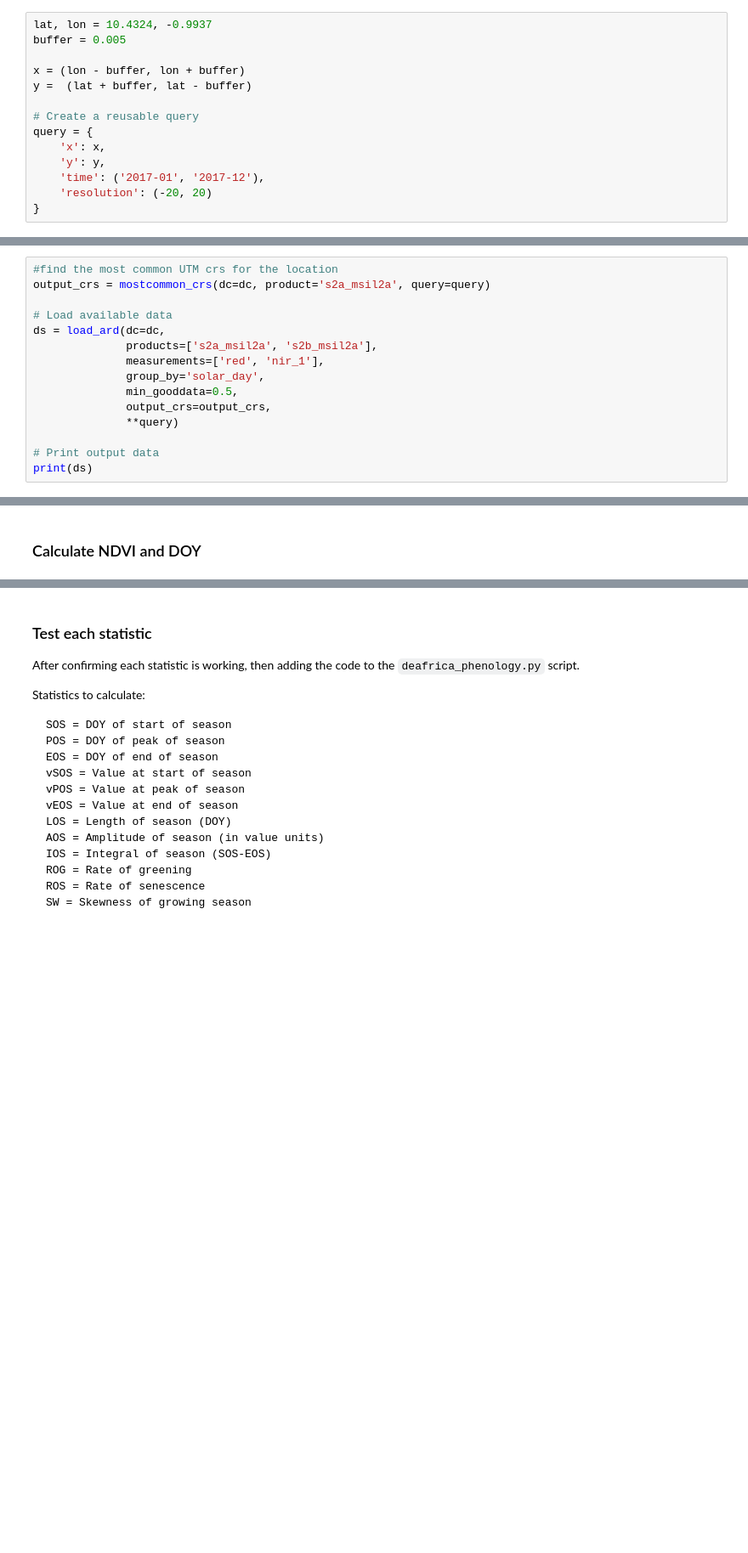
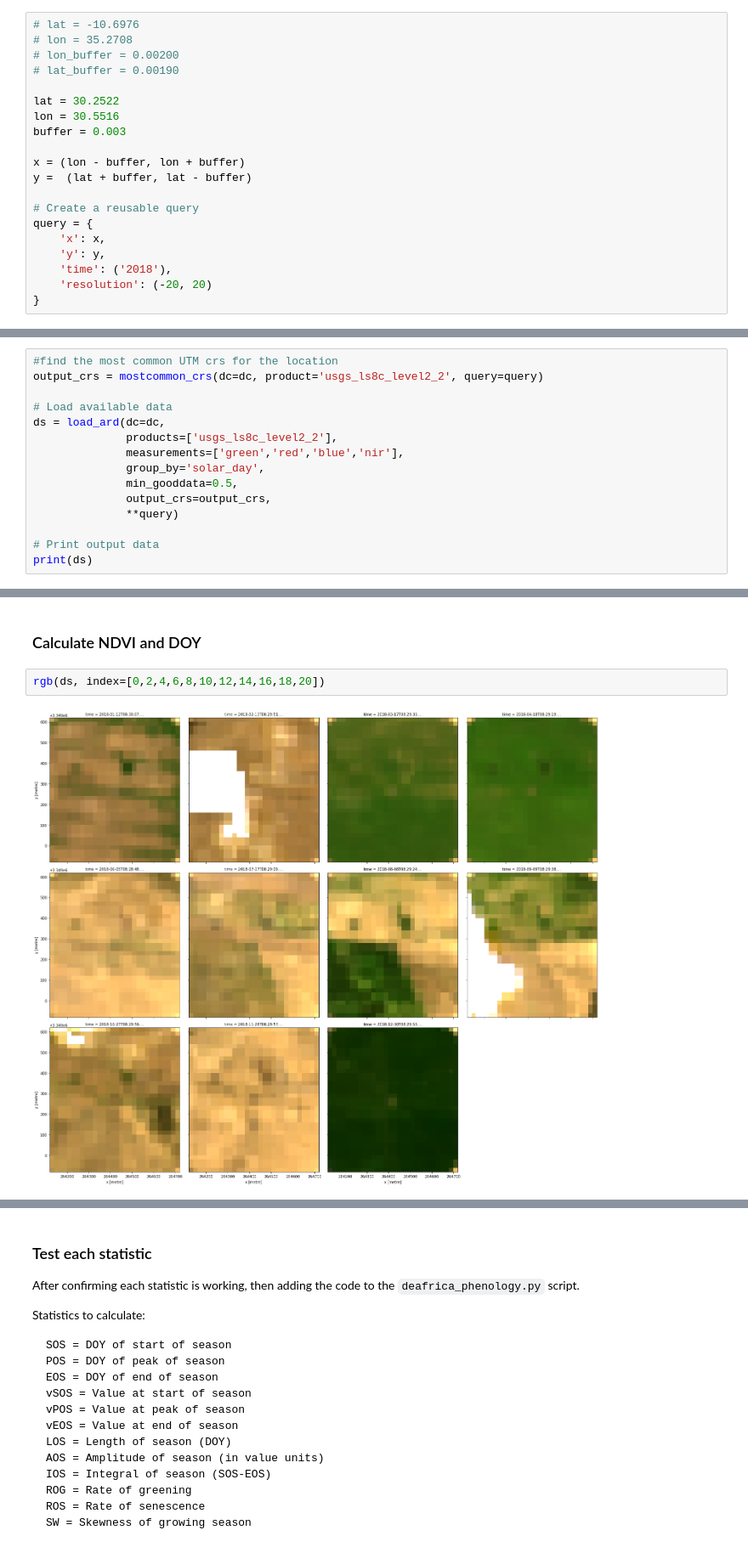
Before and after one commit to fivejjs/deafrica-sandbox-notebooks, a Jupyter notebook: crop_mask/test_phenology.ipynb, the cells around one changed output, grey strips where cells are left out. Shown at 85% size. Cells and saved outputs as stored; diff of their text form; blank space fills up the shorter version.

```diff
--- a/crop_mask/test_phenology.ipynb
+++ b/crop_mask/test_phenology.ipynb
@@ -37,8 +40,14 @@ from deafrica_bandindices import calculate_indices
 # %%
 dc = datacube.Datacube(app='phenology stats')
 # %%
-lat, lon = 10.4324, -0.9937
-buffer = 0.005
+# lat = -10.6976
+# lon = 35.2708
+# lon_buffer = 0.00200
+# lat_buffer = 0.00190
+
+lat = 30.2522
+lon = 30.5516
+buffer = 0.003
 
 x = (lon - buffer, lon + buffer)
 y =  (lat + buffer, lat - buffer)
@@ -47,19 +56,19 @@ y =  (lat + buffer, lat - buffer)
 query = {
     'x': x,
     'y': y,
-    'time': ('2017-01', '2017-12'),
+    'time': ('2018'),
     'resolution': (-20, 20)
 }
 # %%
 # display_map(x=x, y=y)
 # %%
 #find the most common UTM crs for the location
-output_crs = mostcommon_crs(dc=dc, product='s2a_msil2a', query=query)
+output_crs = mostcommon_crs(dc=dc, product='usgs_ls8c_level2_2', query=query)
 
 # Load available data
 ds = load_ard(dc=dc,
-              products=['s2a_msil2a', 's2b_msil2a'],
-              measurements=['red', 'nir_1'],
+              products=['usgs_ls8c_level2_2'],
+              measurements=['green','red','blue','nir'],
               group_by='solar_day',
               min_gooddata=0.5,
               output_crs=output_crs,
@@ -70,5 +97,9 @@ print(ds)
 # %% [markdown]
 ### Calculate NDVI and DOY
+# %%
+rgb(ds, index=[0,2,4,6,8,10,12,14,16,18,20])
+# %% [output]
+[figure, added]
 # %%
 # First we calculate NDVI on each image in the timeseries
 ndvi = calculate_indices(ds, index='NDVI', collection='s2', drop=True)
```
Also changed, not shown: parts of 20 cells of this notebook, 3 other files.
